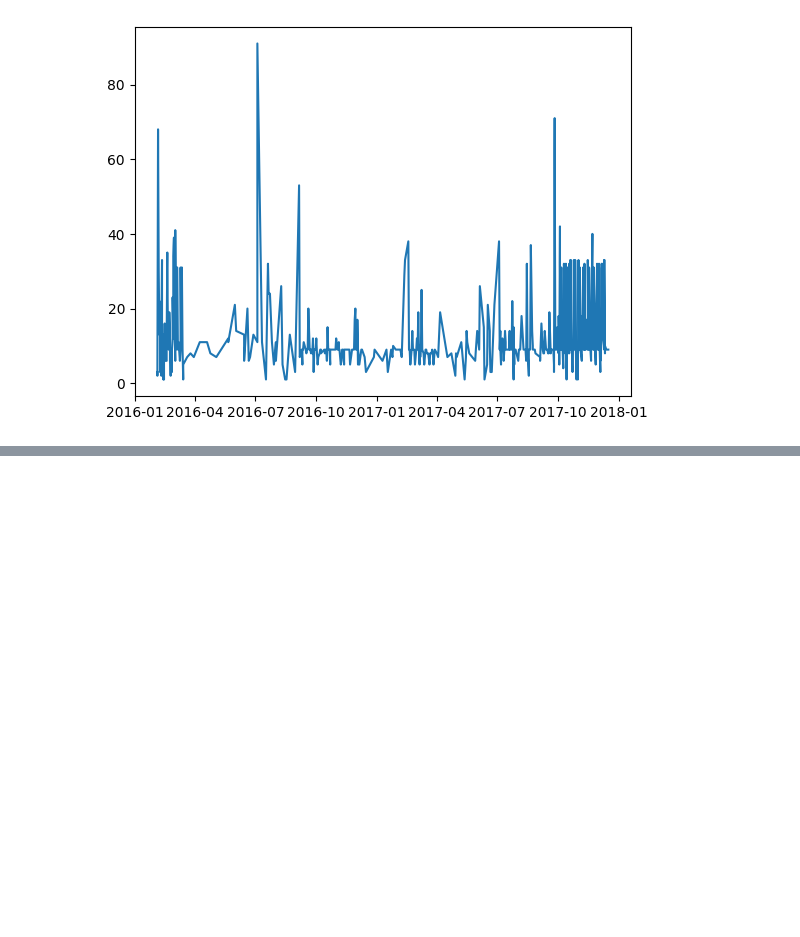
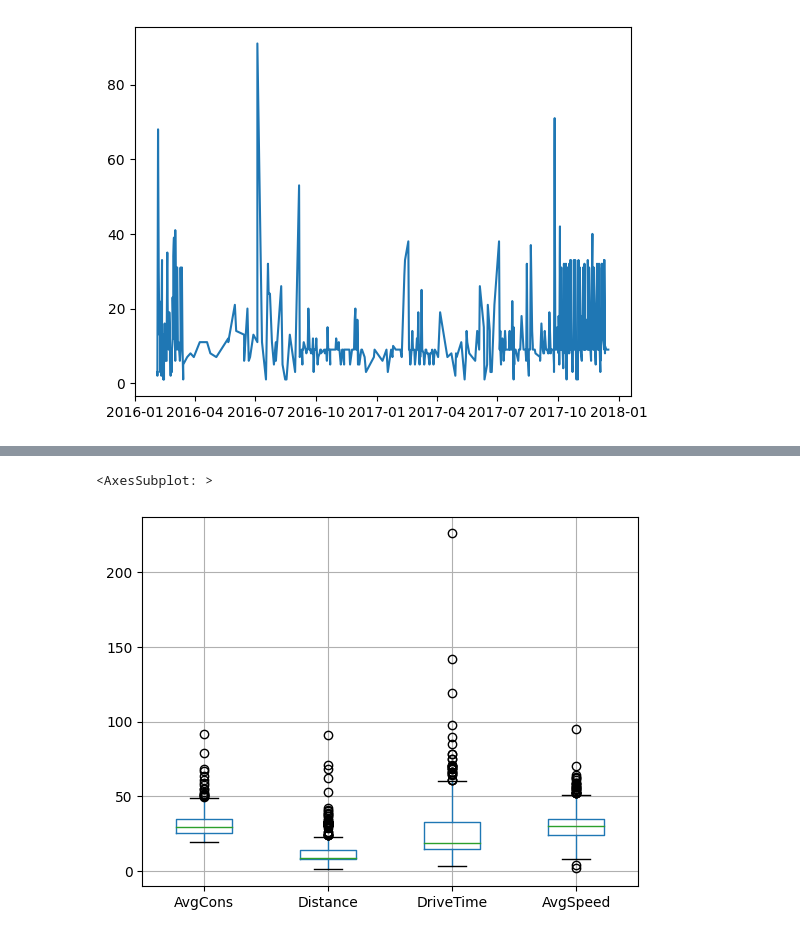
Before and after one commit to Aiden1024/TB-Data-Analytics, a Jupyter notebook: FinalReview/EVtripsGTA.ipynb, the cells around one changed output, grey strips where cells are left out. Saved outputs shown, nothing was run; the diff lists cells and outputs as text; code cells hidden in the pictures; blank space fills up the shorter version.

```diff
--- a/FinalReview/EVtripsGTA.ipynb
+++ b/FinalReview/EVtripsGTA.ipynb
@@ -82,0 +91,5 @@ array([[<AxesSubplot:title={'center':'1'}>,
+# %%
+df.boxplot()
+# %% [output]
+<AxesSubplot: >
+[figure, added]
```
Also changed, not shown: parts of 15 cells of this notebook, 7 other files.
